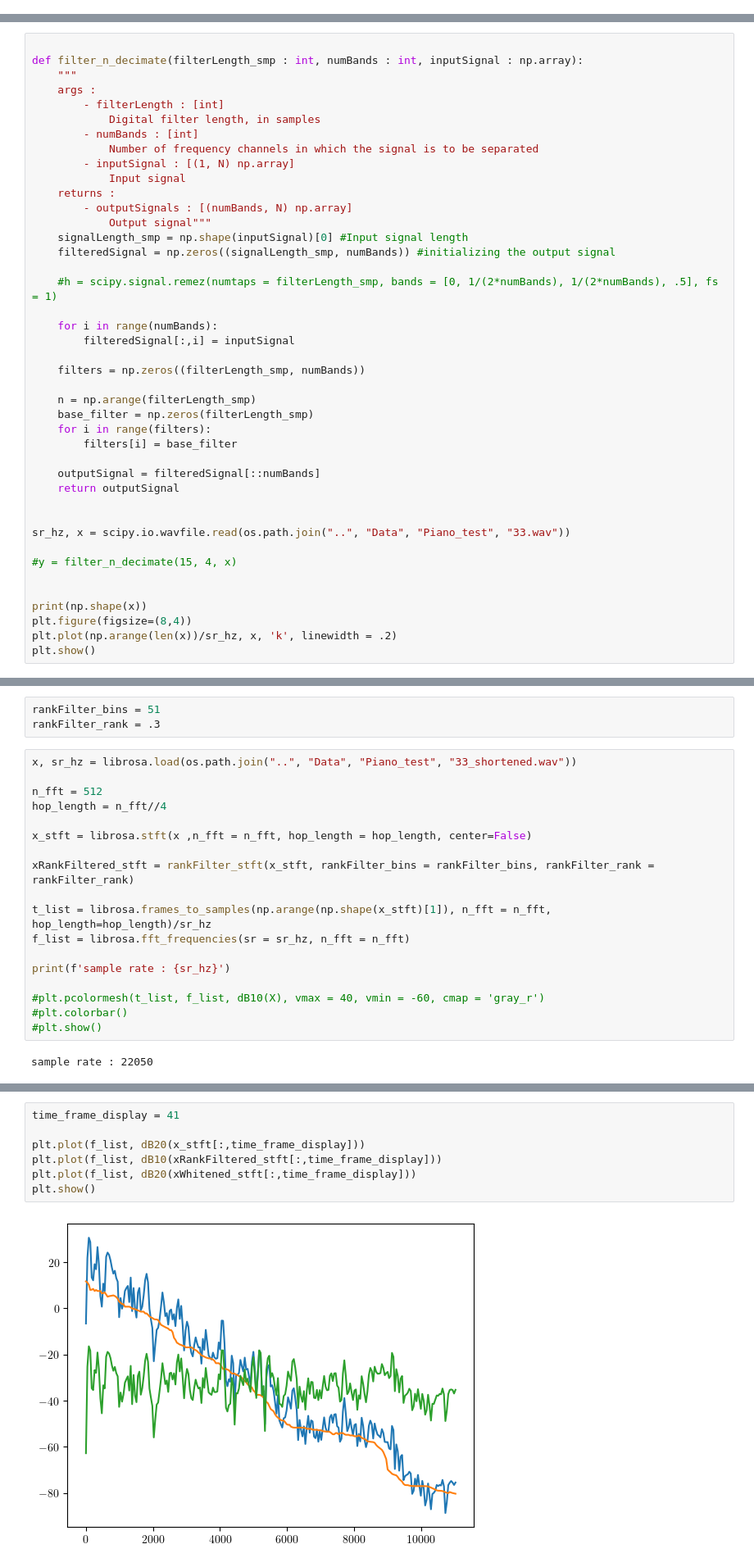
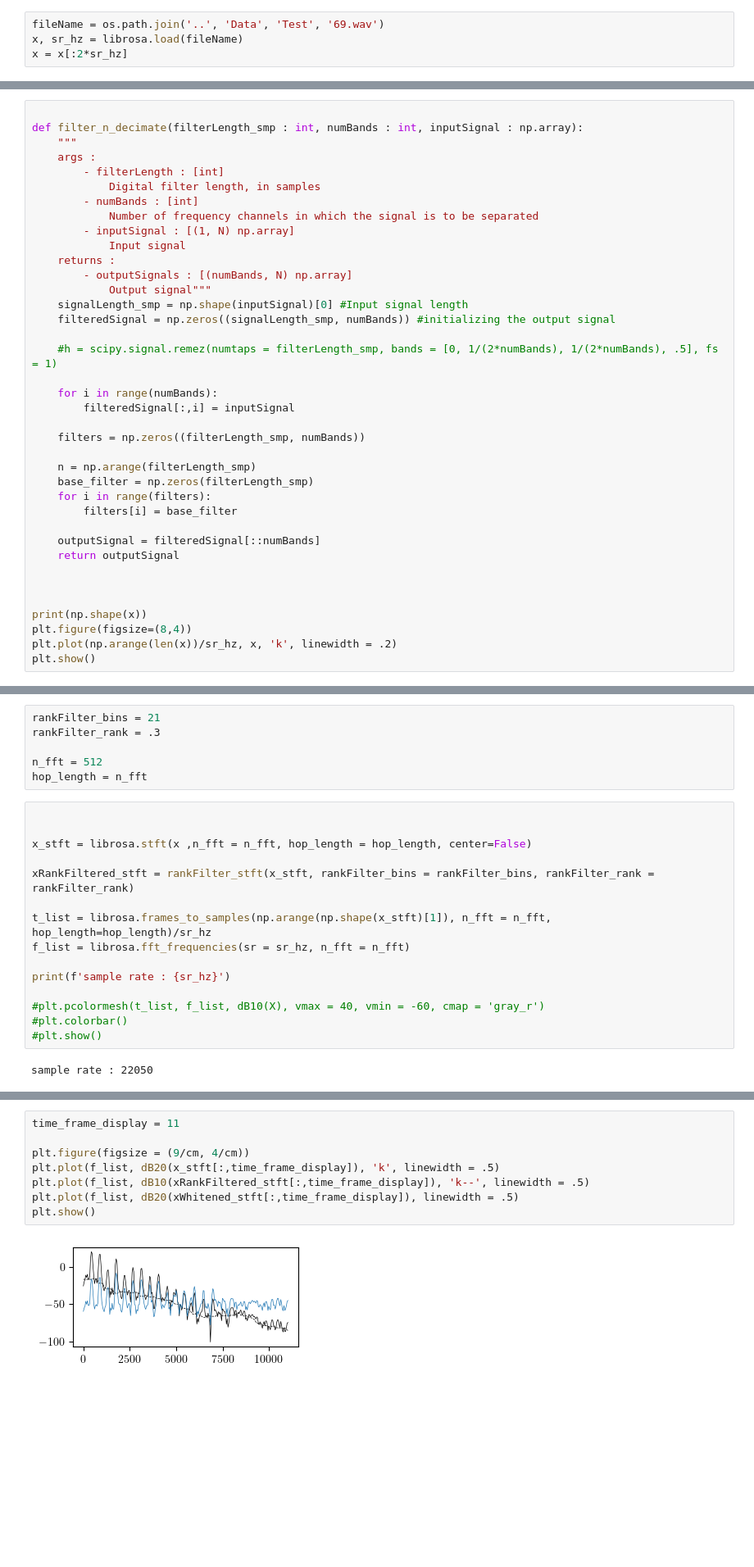
Before and after one commit to peladeaucome/ATIAM-PAM-AnalyseInstruments, a Jupyter notebook: Notebooks/come_HN.ipynb, the cells around one changed output, grey strips where cells are left out. Shown at 82% size. Saved outputs shown, nothing was run; the diff lists cells and outputs as text; blank space fills up the shorter version.

```diff
--- a/Notebooks/come_HN.ipynb
+++ b/Notebooks/come_HN.ipynb
@@ -20,3 +22,7 @@ def RMS(x):
+# %%
+fileName = os.path.join('..', 'Data', 'Test', '69.wav')
+x, sr_hz = librosa.load(fileName)
+x = x[:2*sr_hz]
 # %% [markdown]
 ## Sub-band decomposition
 # %%
@@ -52,10 +58,6 @@ def filter_n_decimate(filterLength_smp : int, numBands : int, inputSignal : np.a
     return outputSignal
 
 
-sr_hz, x = scipy.io.wavfile.read(os.path.join("..", "Data", "Piano_test", "33.wav"))
-
-#y = filter_n_decimate(15, 4, x)
-
 
 print(np.shape(x))
 plt.figure(figsize=(8,4))
@@ -67,11 +71,11 @@ plt.show()
 # %%
-rankFilter_bins = 51
+rankFilter_bins = 21
 rankFilter_rank = .3
+
+n_fft = 512
+hop_length = n_fft
 # %%
-x, sr_hz = librosa.load(os.path.join("..", "Data", "Piano_test", "33_shortened.wav"))
 
-n_fft = 512
-hop_length = n_fft//4
 
 x_stft = librosa.stft(x ,n_fft = n_fft, hop_length = hop_length, center=False)
 
@@ -139,9 +145,10 @@ plt.close()
 # %%
-time_frame_display = 41
+time_frame_display = 11
 
-plt.plot(f_list, dB20(x_stft[:,time_frame_display]))
-plt.plot(f_list, dB10(xRankFiltered_stft[:,time_frame_display]))
-plt.plot(f_list, dB20(xWhitened_stft[:,time_frame_display]))
+plt.figure(figsize = (9/cm, 4/cm))
+plt.plot(f_list, dB20(x_stft[:,time_frame_display]), 'k', linewidth = .5)
+plt.plot(f_list, dB10(xRankFiltered_stft[:,time_frame_display]), 'k--', linewidth = .5)
+plt.plot(f_list, dB20(xWhitened_stft[:,time_frame_display]), linewidth = .5)
 plt.show()
 # %% [output]
-[figure, old version]
+[figure, new version]
```
Also changed, not shown: parts of 10 cells of this notebook, 3 other files.
